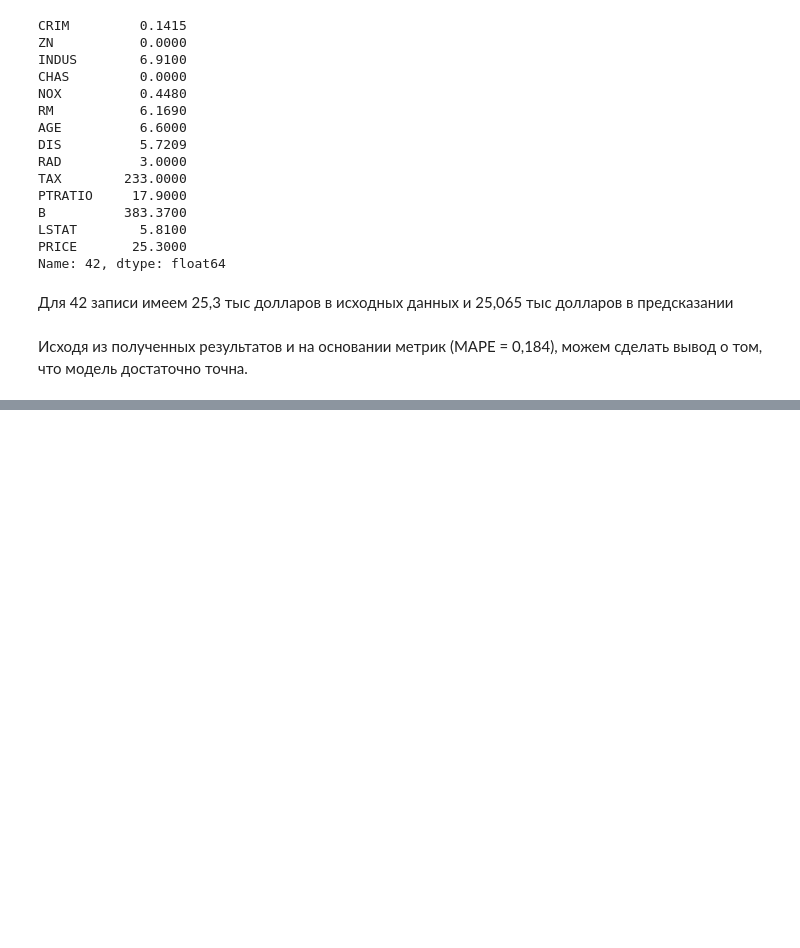
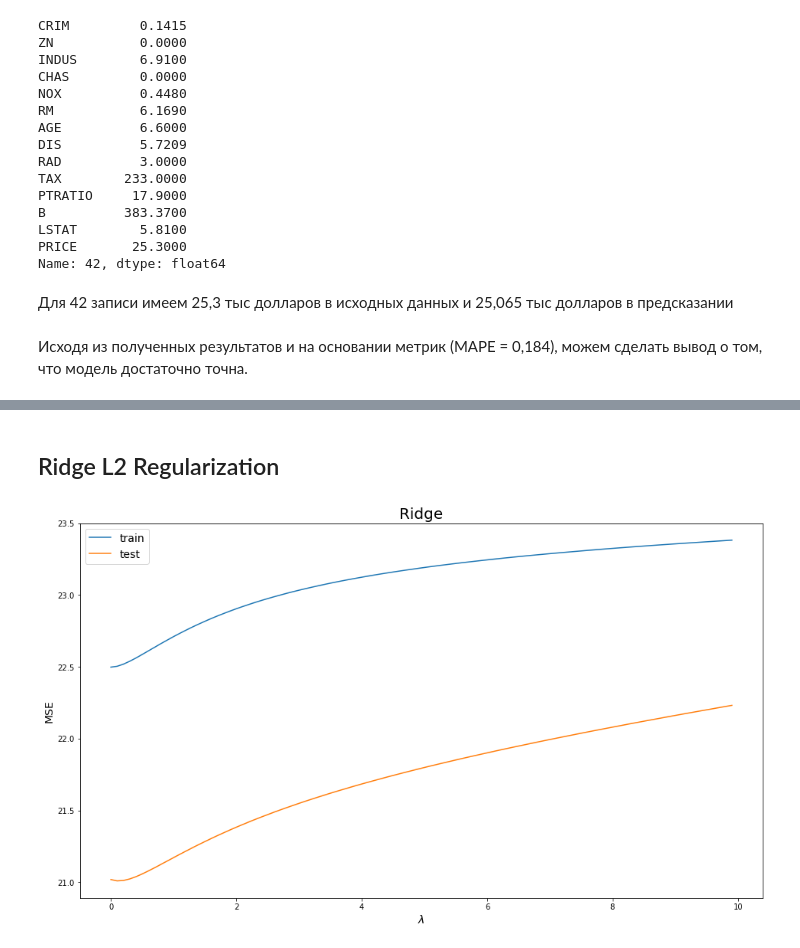
Before and after one commit to fedorbuz/Python_for_data_analytics_Homeworks, a Jupyter notebook: HW_lin_reg_boston.ipynb, the cells around one changed output, grey strips where cells are left out. Saved outputs shown, nothing was run; the diff lists cells and outputs as text; code cells hidden in the pictures; blank space fills up the shorter version.

```diff
--- a/HW_lin_reg_boston.ipynb
+++ b/HW_lin_reg_boston.ipynb
@@ -293,0 +461,9 @@ Name: 42, dtype: float64
+# %% [markdown]
+## Ridge L2 Regularization
+# %%
+lambdas = np.arange(0, 10, step=0.1)
+
+ridge_train, ridge_test = evaluate_model(Ridge, lambdas)
+plot_errors(lambdas, ridge_train, ridge_test, "Ridge")
+# %% [output]
+[figure, added]
```
Also changed, not shown: parts of 46 cells of this notebook.
